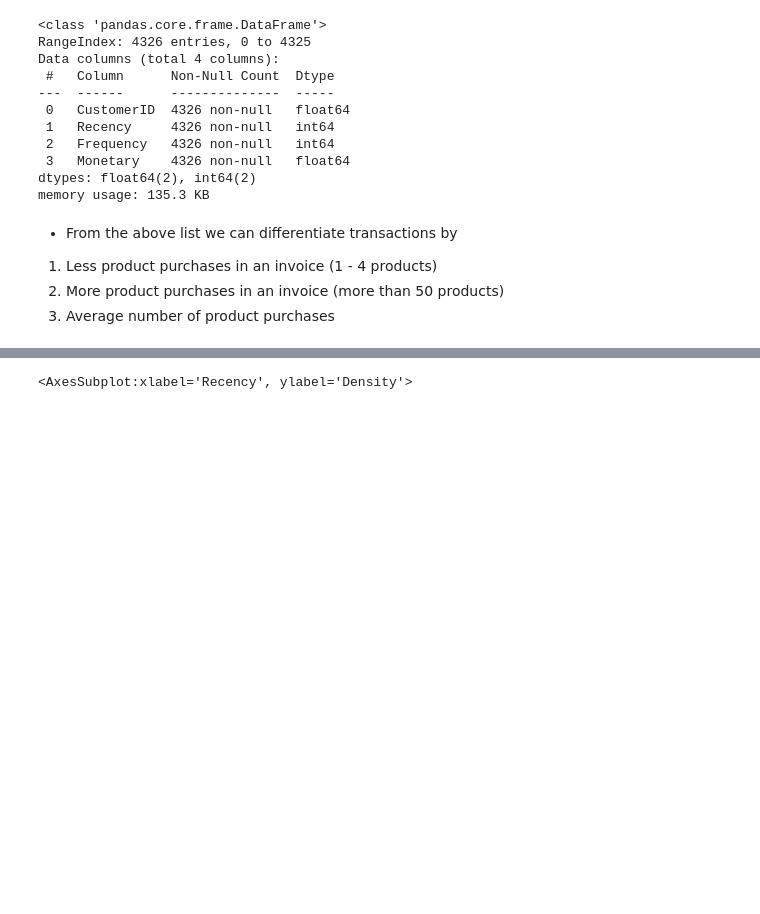
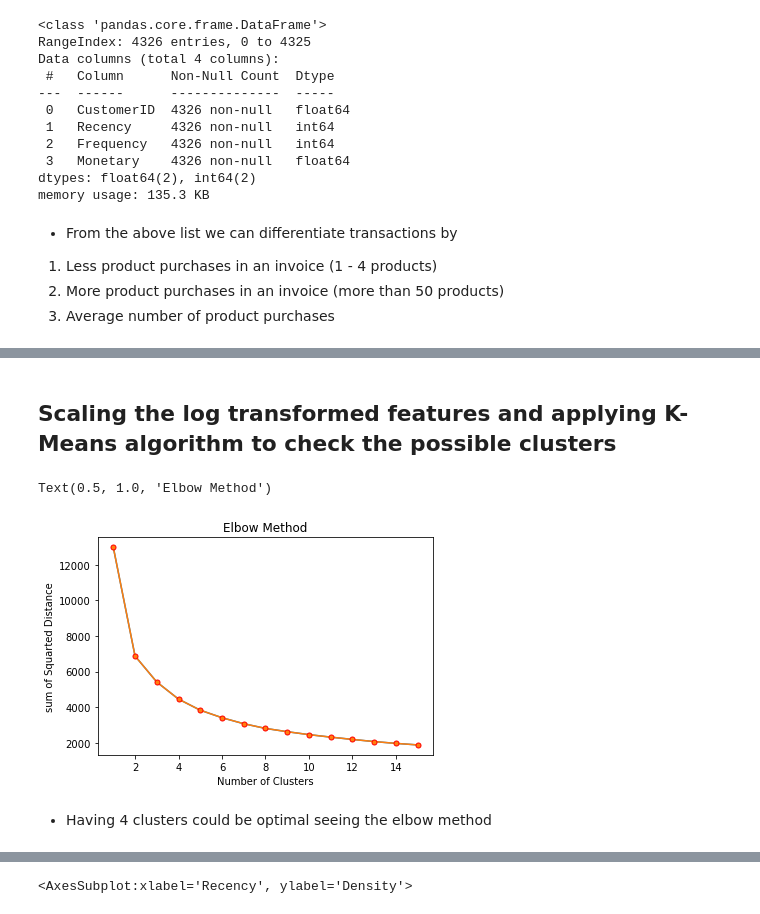
Before and after one commit to MIlanJP/Capstione-Unsupervised-Customer-Segmentation, a Jupyter notebook: Customer Segmentation.ipynb, the cells around one changed output, grey strips where cells are left out. Saved outputs shown, nothing was run; the diff lists cells and outputs as text; code cells hidden in the pictures; blank space fills up the shorter version.

Commit message:
Added clustering RFM from Kmeans and finding silhouttes_score

```diff
--- a/Customer Segmentation.ipynb
+++ b/Customer Segmentation.ipynb
@@ -696,0 +736,25 @@ fig.show()
+# %% [markdown]
+## Scaling the log transformed features and applying K-Means algorithm to check the possible clusters
+# %%
+scaler=StandardScaler()
+scaled_RFM_chart=pd.DataFrame(scaler.fit_transform(log_transformed_RFM_chart),
+                               index=log_transformed_RFM_chart.index,
+                               columns=log_transformed_RFM_chart.columns)
+# %%
+wcss=[]
+
+for i in range(1,16):
+    kmeans=KMeans(n_clusters=i)
+    kmeans.fit(scaled_RFM_chart)
+    wcss.append(kmeans.inertia_)
+# %%
+plt.plot(range(1,16),wcss)
+plt.plot(range(1,16),wcss, marker="o", markersize=5, markeredgecolor="red")
+plt.xlabel("Number of Clusters")
+plt.ylabel("sum of Squarted Distance")
+plt.title("Elbow Method")
+# %% [output]
+Text(0.5, 1.0, 'Elbow Method')
+[figure, added]
+# %% [markdown]
+- Having 4 clusters could be optimal seeing the elbow method
```
Also changed, not shown: parts of 65 cells of this notebook.
